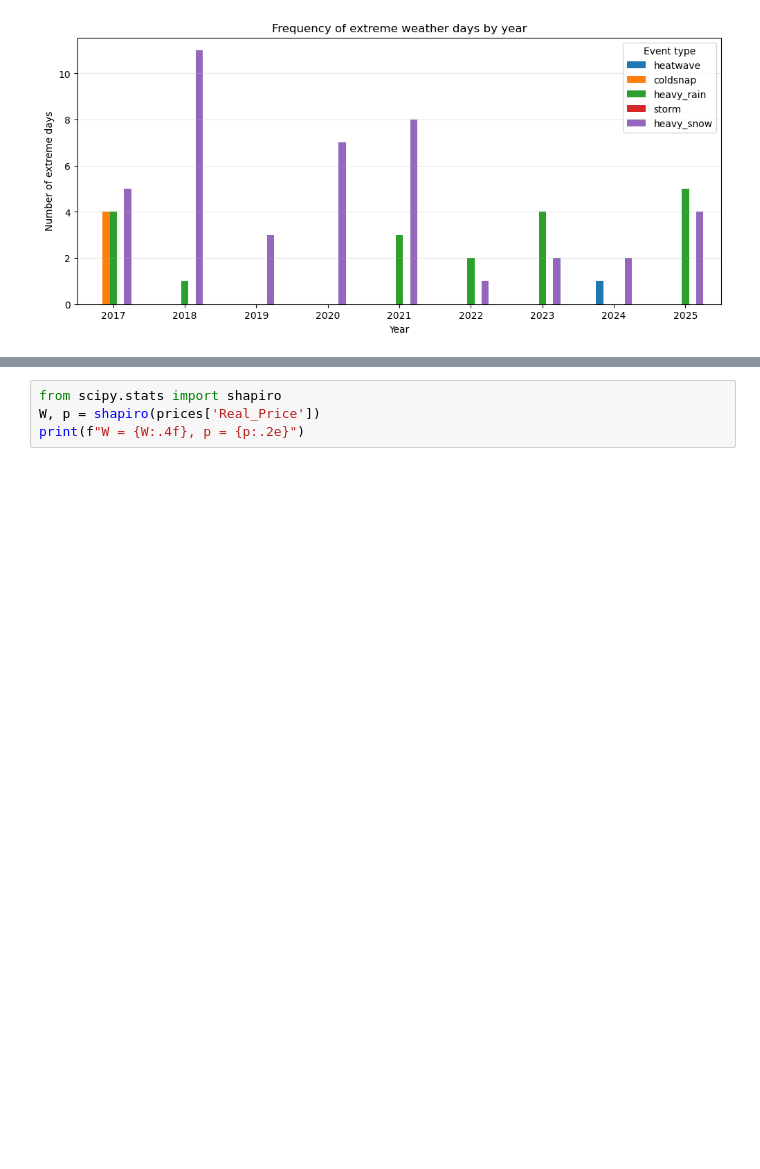
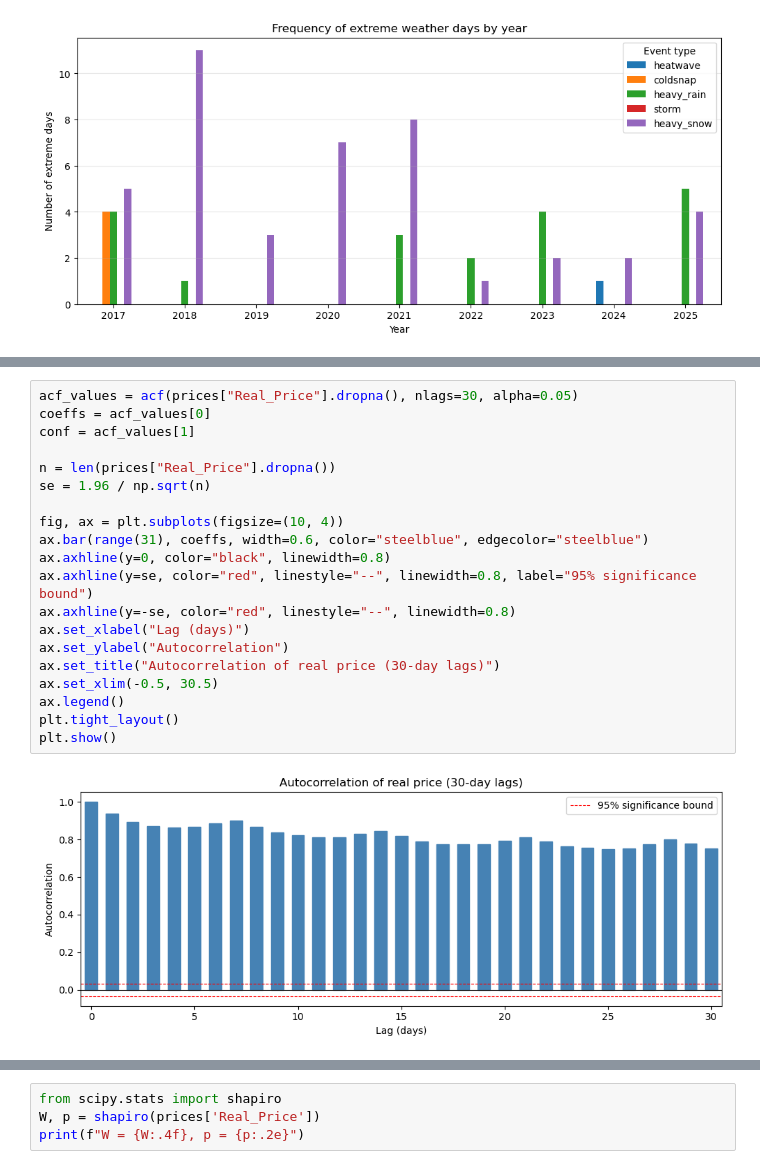
Before and after one commit to AdelinChaushev/Bulgarian-electricity-prices, a Jupyter notebook: BulgarianElectricityPrices.ipynb, the cells around one changed output, grey strips where cells are left out. Cells and saved outputs as stored; diff of their text form; blank space fills up the shorter version.

```diff
--- a/BulgarianElectricityPrices.ipynb
+++ b/BulgarianElectricityPrices.ipynb
@@ -858,0 +918,22 @@ Methodological consequence: the temperature correlations measured in Section 6 r
+# %%
+acf_values = acf(prices["Real_Price"].dropna(), nlags=30, alpha=0.05)
+coeffs = acf_values[0]
+conf = acf_values[1]
+
+n = len(prices["Real_Price"].dropna())
+se = 1.96 / np.sqrt(n)
+
+fig, ax = plt.subplots(figsize=(10, 4))
+ax.bar(range(31), coeffs, width=0.6, color="steelblue", edgecolor="steelblue")
+ax.axhline(y=0, color="black", linewidth=0.8)
+ax.axhline(y=se, color="red", linestyle="--", linewidth=0.8, label="95% significance bound")
+ax.axhline(y=-se, color="red", linestyle="--", linewidth=0.8)
+ax.set_xlabel("Lag (days)")
+ax.set_ylabel("Autocorrelation")
+ax.set_title("Autocorrelation of real price (30-day lags)")
+ax.set_xlim(-0.5, 30.5)
+ax.legend()
+plt.tight_layout()
+plt.show()
+# %% [output]
+[figure, added]
```
Also changed, not shown: parts of 64 cells of this notebook.
